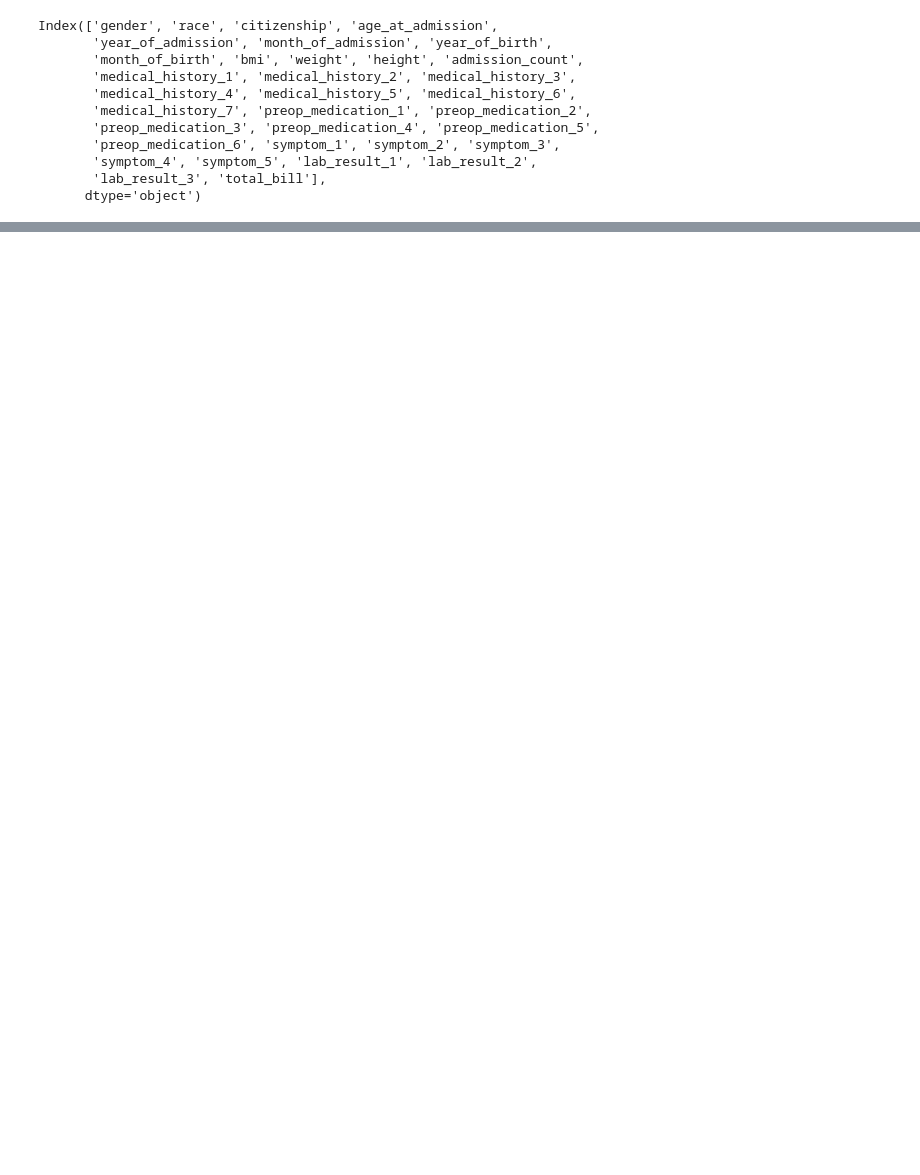
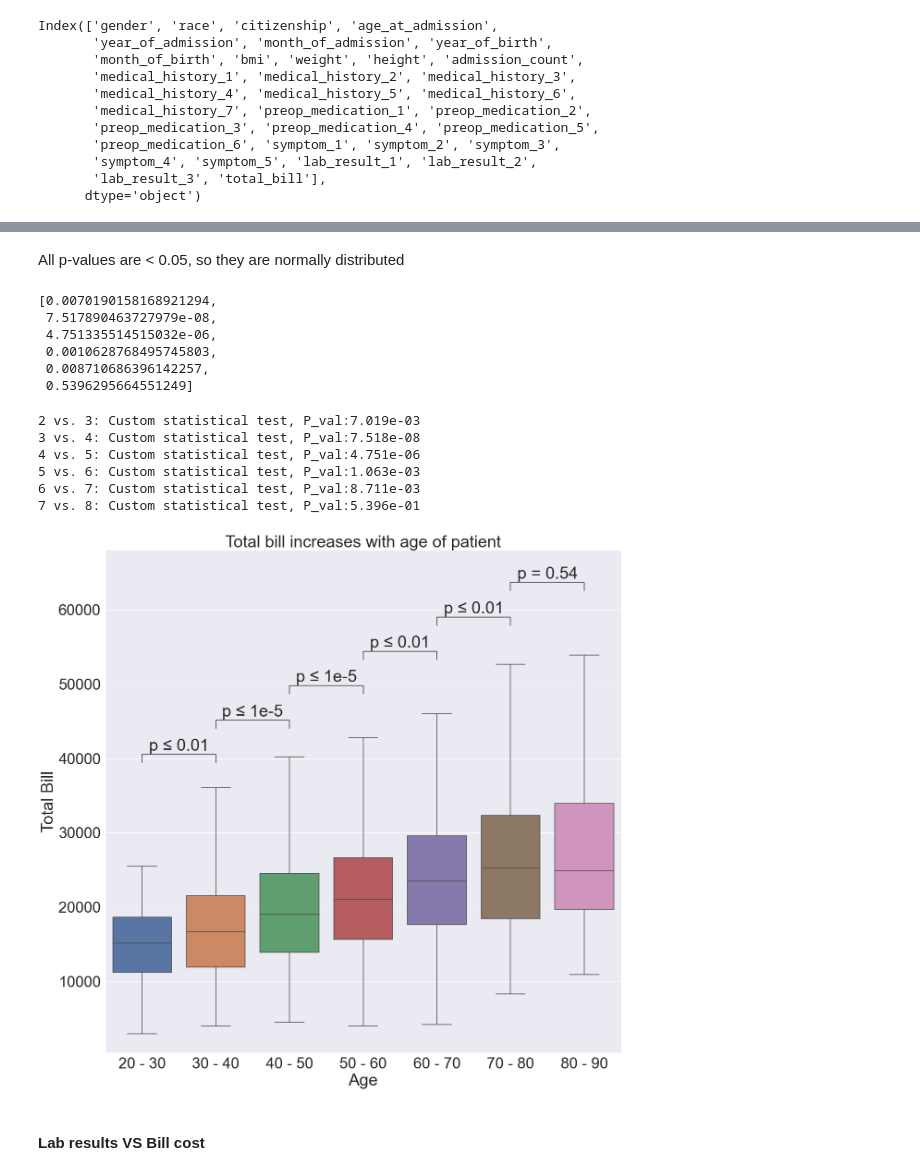
Before and after one commit to ripervail/Holmusk_analysis, a Jupyter notebook: data_analysis.ipynb, the cells around one changed output, grey strips where cells are left out. Drawn from its saved outputs; the diff is of its cells as text; code cells hidden in the pictures; blank space fills up the shorter version.

```diff
--- a/data_analysis.ipynb
+++ b/data_analysis.ipynb
@@ -270,0 +332,54 @@ race
+# %% [markdown]
+All p-values are < 0.05, so they are normally distributed
+# %%
+# Add t-test statistics
+pairs = []
+p_values = []
+for i in range(len(work_on["age_category"].unique())-1):
+    pairs.append((str(i+2), str(i+3)))
+    df_1 = work_on[work_on["age_category"] == str(i+2)]
+    df_2 = work_on[work_on["age_category"] == str(i+3)]
+    p_values.append(stats.ttest_ind(a=df_1["total_bill"],
+                                    b=df_2["total_bill"], equal_var=False)[1])
+
+p_values
+# %% [output]
+[0.0070190158168921294,
+ 7.517890463727979e-08,
+ 4.751335514515032e-06,
+ 0.0010628768495745803,
+ 0.008710686396142257,
+ 0.5396295664551249]
+# %%
+work_on["age_category"] = work_on["age_category"].astype(str)
+# %%
+# Plot boxplot
+sns.set(font_scale = 3)
+
+order = ['2', '3', '4', '5', '6', '7', '8']
+
+ax = sns.boxplot(x="age_category", y="total_bill", order=order,
+                 data=work_on, showfliers=False)
+ax.set_ylabel("Total Bill")
+ax.set_xlabel("Age")
+ax.set_xticklabels(["20 - 30", "30 - 40", "40 - 50", "50 - 60", "60 - 70",
+                    "70 - 80", "80 - 90"])
+ax.set_title("Total bill increases with age of patient")
+
+# Add t-test statistics
+annotator = Annotator(ax, pairs, data=work_on, x="age_category", y="total_bill",
+                      order=order)
+annotator.configure(text_format="simple")
+annotator.set_pvalues_and_annotate(p_values)
+
+plt.show()
+# %% [output]
+2 vs. 3: Custom statistical test, P_val:7.019e-03
+3 vs. 4: Custom statistical test, P_val:7.518e-08
+4 vs. 5: Custom statistical test, P_val:4.751e-06
+5 vs. 6: Custom statistical test, P_val:1.063e-03
+6 vs. 7: Custom statistical test, P_val:8.711e-03
+7 vs. 8: Custom statistical test, P_val:5.396e-01
+[figure, added]
+# %% [markdown]
+#### Lab results VS Bill cost
```
Also changed, not shown: parts of 60 cells of this notebook, 2 other files.
